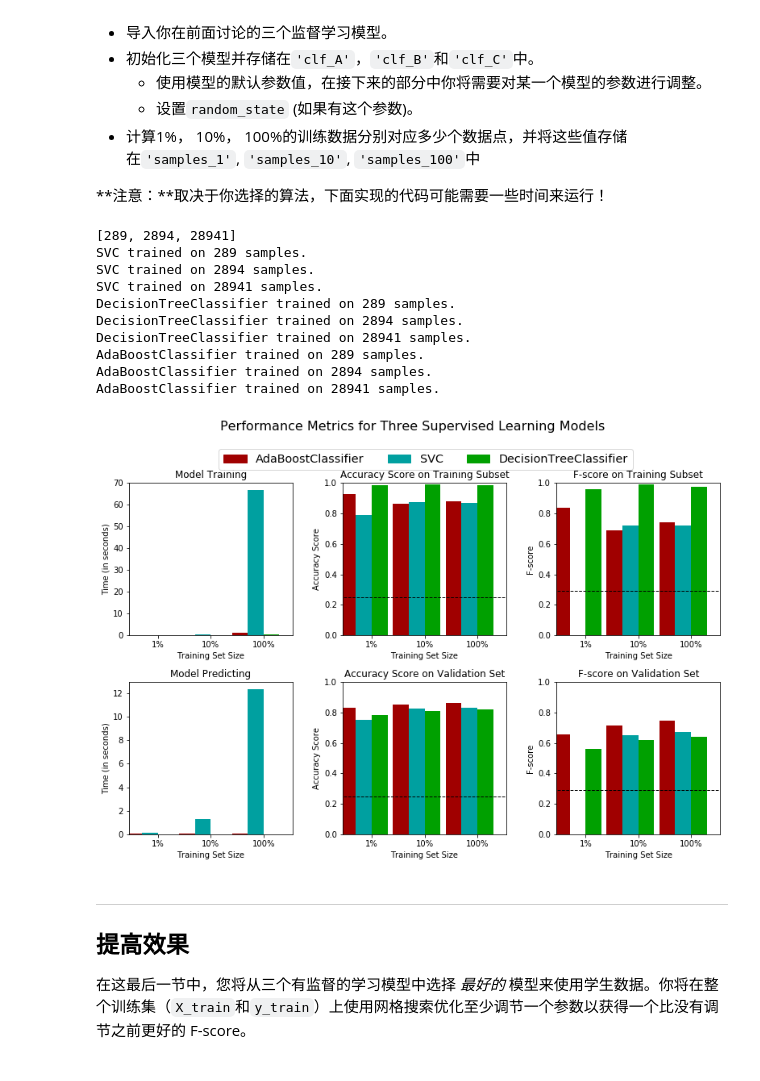
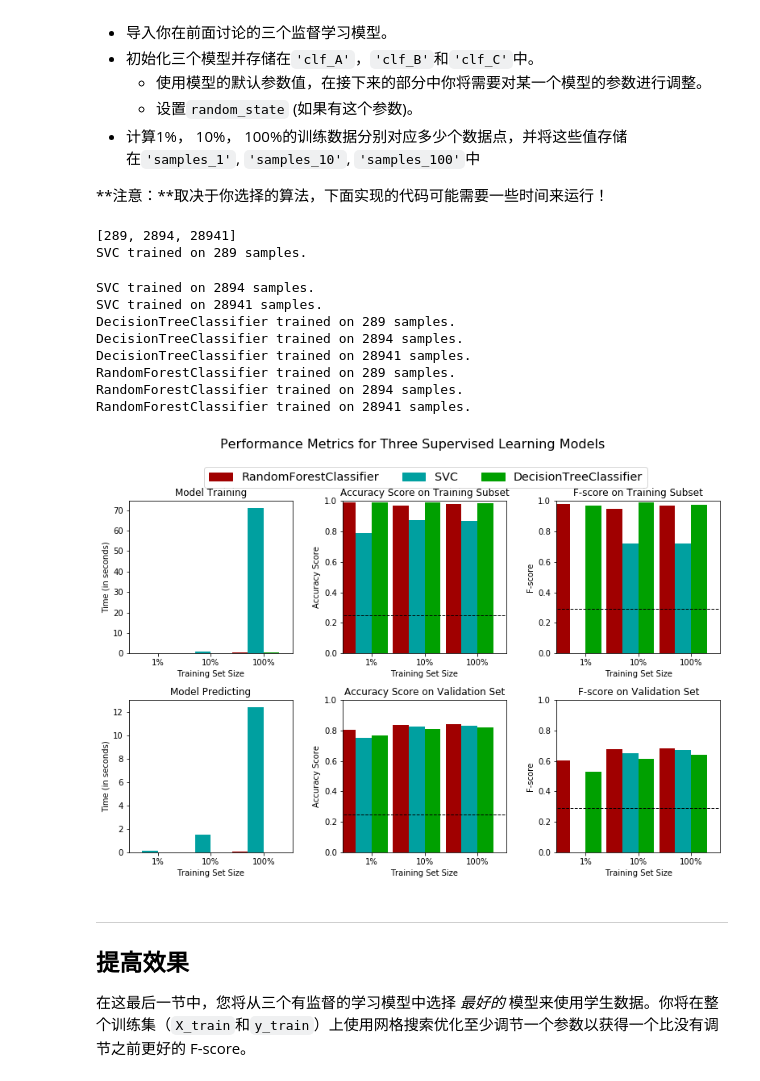
Before and after one commit to zhangyiy/finding_donors, a Jupyter notebook: finding_donors.ipynb, the cells around one changed output. Saved outputs shown, nothing was run; the diff lists cells and outputs as text; code cells hidden in the pictures.

```diff
--- a/finding_donors.ipynb
+++ b/finding_donors.ipynb
@@ -205,15 +205,14 @@ $$ F_{\beta} = (1 + \beta^2) \cdot \frac{precision \cdot recall}{\left( \beta^2
 #不能使用scikit-learn，你需要根据公式自己实现相关计算。
 y_pred = np.ones(len(y_val))
 y_pred_true = np.sum(y_val == 1)
-print y_pred_true
 y_pred_false = np.sum(y_val == 0)
 #TODO： 计算准确
-accuracy =1.0* y_pred_true/len(y_val)
+accuracy =float(y_pred_true)/len(y_val)
 # TODO： 计算查准率 Precision
-precision = 1.0* y_pred_true / (y_pred_true+y_pred_false)
+precision = float(y_pred_true) / (y_pred_true+y_pred_false)
 
 # TODO： 计算查全率 Recall
-recall = 1.0* y_pred_true / y_pred_true+ 0
+recall = float(y_pred_true) / y_pred_true+ 0
 
 # TODO： 使用上面的公式，设置beta=0.5，计算F-score
 fscore = (1.0+0.5*0.5)*(precision*recall)/((0.5*0.5)*precision+recall)
@@ -504,40 +475,40 @@ def train_predict(learner, sample_size, X_train, y_train, X_val, y_val):
 # %%
 # TODO：从sklearn中导入三个监督学习模型
 from sklearn import svm,tree,ensemble
 
 # TODO：初始化三个模型
 clf_A = svm.SVC()
 clf_B = tree.DecisionTreeClassifier()
-clf_C = ensemble.AdaBoostClassifier()
+clf_C = ensemble.RandomForestClassifier(random_state = 0)
 
 # TODO：计算1%， 10%， 100%的训练数据分别对应多少点
 samples_1 = int(len(X_train)*0.01)
 samples_10 = int(len(X_train)*0.1)
 samples_100 = len(X_train)
 print  [samples_1,samples_10,samples_100]
 
 # 收集学习器的结果
 results = {}
 for clf in [clf_A, clf_B, clf_C]:
     clf_name = clf.__class__.__name__
     results[clf_name] = {}
     for i, samples in enumerate([samples_1, samples_10, samples_100]):
         results[clf_name][i] = train_predict(clf, samples, X_train, y_train, X_val, y_val)
 
 # 对选择的三个模型得到的评价结果进行可视化
 vs.evaluate(results, accuracy, fscore)
 # %% [output]
 [289, 2894, 28941]
 SVC trained on 289 samples.
-SVC trained on 2894 samples.
-SVC trained on 28941 samples.
-DecisionTreeClassifier trained on 289 samples.
-DecisionTreeClassifier trained on 2894 samples.
-DecisionTreeClassifier trained on 28941 samples.
-AdaBoostClassifier trained on 289 samples.
-AdaBoostClassifier trained on 2894 samples.
-AdaBoostClassifier trained on 28941 samples.
+SVC trained on 2894 samples.
+SVC trained on 28941 samples.
+DecisionTreeClassifier trained on 289 samples.
+DecisionTreeClassifier trained on 2894 samples.
+DecisionTreeClassifier trained on 28941 samples.
+RandomForestClassifier trained on 289 samples.
+RandomForestClassifier trained on 2894 samples.
+RandomForestClassifier trained on 28941 samples.
-[figure, old version]
+[figure, new version]
 # %% [markdown]
 ----
 ## 提高效果
```
Also changed, not shown: parts of 24 cells of this notebook, 1 other file.
